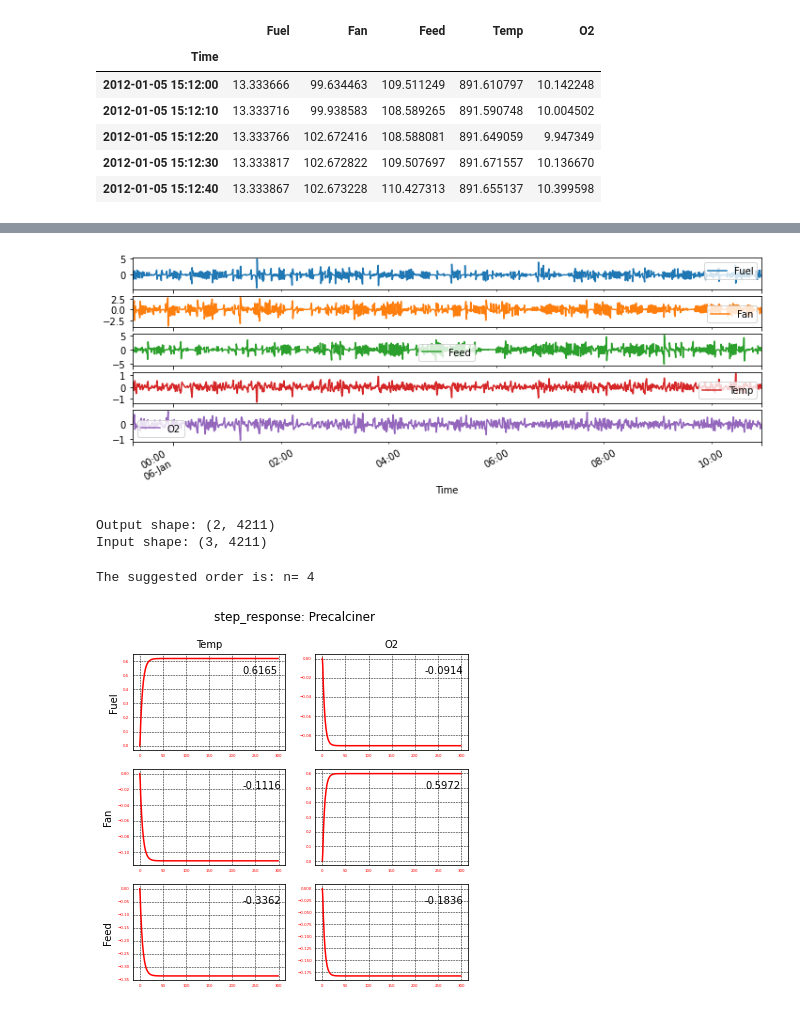
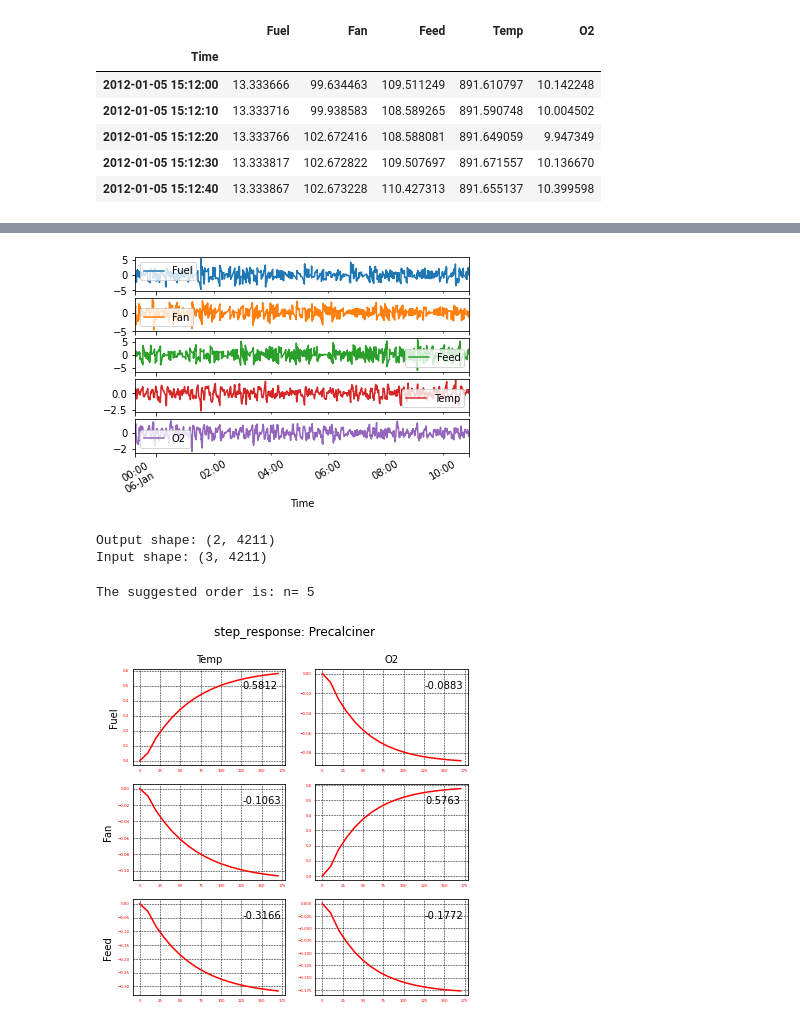
Before and after one commit to Robbie1/sysid, a Jupyter notebook: notebooks/model_id_PC.ipynb, the cells around one changed output, grey strips where cells are left out. Saved outputs shown, nothing was run; the diff lists cells and outputs as text; code cells hidden in the pictures.

```diff
--- a/notebooks/model_id_PC.ipynb
+++ b/notebooks/model_id_PC.ipynb
@@ -32,14 +31,19 @@ Time = idinput.index
 inputs = ['Fuel','Fan', 'Feed']
 outputs = ['Temp','O2']
 # %%
-# prepare detrending filter
-tss = 5 * 60
+# Create FIR filter to detrend signal
+
+ts = pd.Timedelta(step_test_data.index[1] - step_test_data.index[0]).total_seconds() # data sampling time
+tss = 3
+tss_sec = tss * 60
 mult_factor = 3
-filt_tss = tss * mult_factor
-numtaps = 32+1
-cutoff = 2/filt_tss/mult_factor
-fs = ts
+filt_tss = tss_sec * mult_factor
+cutoff = 1/2/filt_tss
 pass_zero= 'lowpass'
-window = ('exponential', None, 3)
-coef = signal.firwin(numtaps=numtaps, cutoff=cutoff, window=window, pass_zero=pass_zero, fs=fs)
-plots.plot_freuency_response(coef)
+nyq_rate = ts/2.0
+width = 0.5/nyq_rate
+ripple_db =65
+N,beta =signal.kaiserord(ripple_db,width)
+window = ('kaiser',beta)
+coef = signal.firwin(numtaps=N, cutoff=cutoff, window=window, pass_zero=pass_zero, nyq = nyq_rate)
+# plots.plot_freuency_response(coef)
@@ -48,11 +50,12 @@ plots.plot_freuency_response(coef)
 # %%
 # Detrend signal and plot
+
 trend = signal.filtfilt(coef, 1.0,idinput, axis=0)
 idinput = idinput - trend
 idinput.plot(subplots=True)
 plt.show()
 # %% [output]
-[figure, old version]
+[figure, new version]
 # %%
 # Convert dataframe to numpy array in the shape requied for SIPPY
 u = idinput[inputs].to_numpy().T
@@ -88,11 +91,11 @@ sys_id = system_identification(
 #save model parameters A, B, C,D and X0 as npz file
 np.savez(model, A=sys_id.A, B=sys_id.B, C=sys_id.C, D=sys_id.D, K=sys_id.K, X0=sys_id.x0)
 # %% [output]
-The suggested order is: n= 4
+The suggested order is: n= 5
 # %%
-plots.plot_model(model, inputs, outputs, tss=tss)
+plots.plot_model(model, inputs, outputs, tss_sec, ts)
 # %% [output]
-[figure, old version]
+[figure, new version]
 # %%
 start_time = start
 end_time = stop
```
Also changed, not shown: parts of 3 cells of this notebook, 2 other files.
